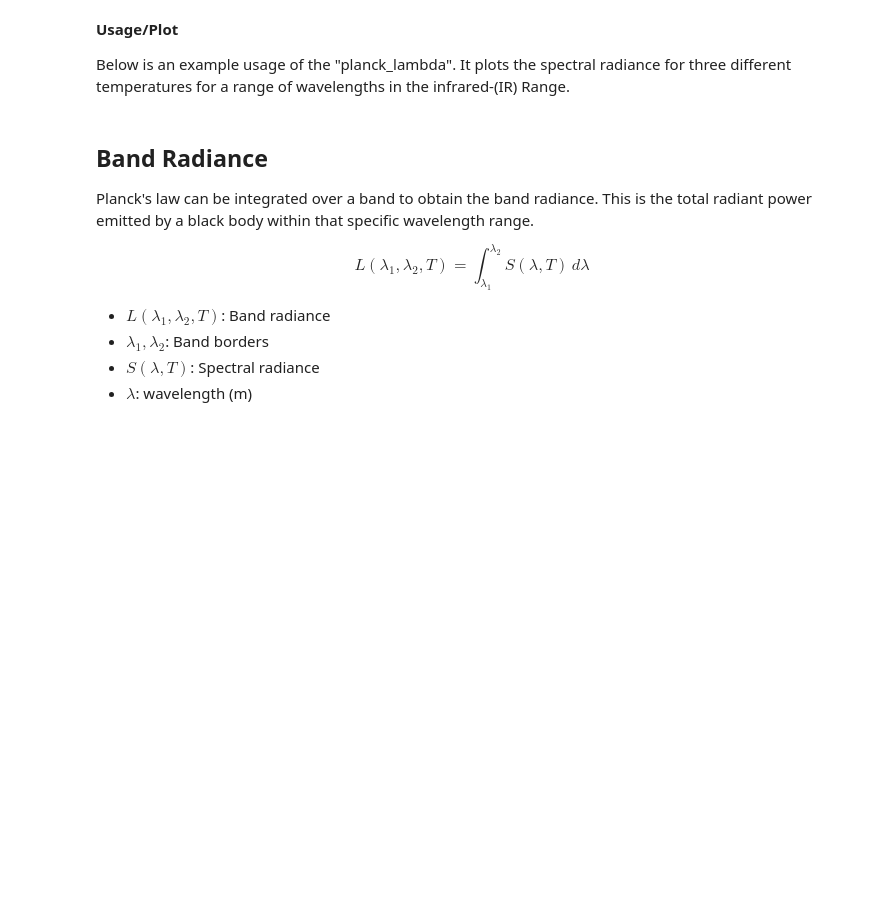
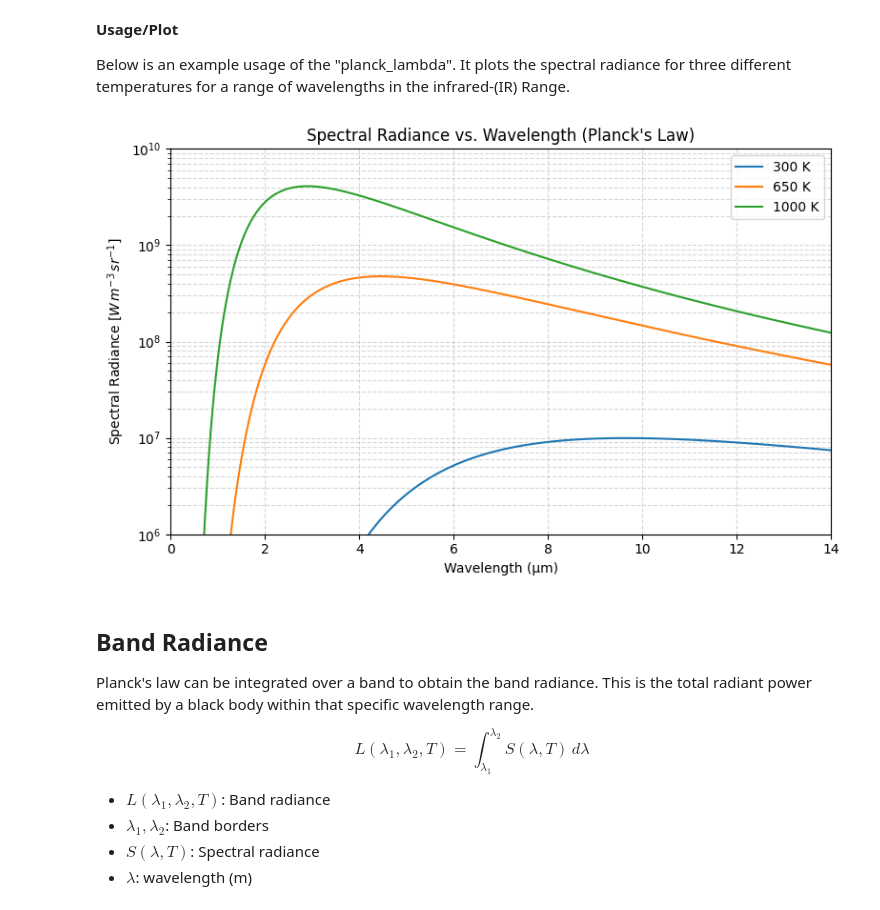
Before and after one commit to Azmi0205/Studienarbeit, a Jupyter notebook: PythonSimulation.ipynb, the cells around one changed output. Saved outputs shown, nothing was run; the diff lists cells and outputs as text; code cells hidden in the pictures; blank space fills up the shorter version.

```diff
--- a/PythonSimulation.ipynb
+++ b/PythonSimulation.ipynb
@@ -22,36 +22,41 @@ def planck_lambda(lmbd, T):
     Planck's law: spectral radiance per wavelength [W / (m^3 sr)]
     lmbd: wavelength in m
     T: temperature in K
+
+    Uses np.expm1 for better numerical stability without clipping.
     """
-    return (2 * h * c**2 / lmbd**5) * 1.0 / (np.exp((h * c) / (lmbd * k * T)) - 1)
+    x = (h * c) / (lmbd * k * T)
+    return (2 * h * c**2 / lmbd**5) / np.expm1(x)
 # %% [markdown]
 **Usage/Plot**
 
 Below is an example usage of the "planck_lambda". It plots the spectral radiance for three different temperatures for a range of wavelengths in the infrared-(IR) Range.
 # %%
-# Wavelengths from 0.01 to 14 micrometers, avoid zero to prevent division by zero, in meters
-wavelength_um = np.linspace(0.01, 14, 1000)
+# Wavelengths from 0.1 to 14 micrometers, avoid zero to prevent division by zero, in meters
+wavelength_um = np.linspace(0.1, 14, 1000)
 wavelength_m = wavelength_um * 1e-6
 
 temperatures = [300, 650, 1000]
 labels = ["300 K", "650 K", "1000 K"]
 
 plt.figure(figsize=(8, 5))
 for T, label in zip(temperatures, labels):
     radiance = planck_lambda(wavelength_m, T)
     plt.plot(wavelength_um, radiance, label=label)
 
 plt.xlabel("Wavelength (μm)")
 plt.ylabel(r"Spectral Radiance $[W\,m^{-3}\,sr^{-1}]$")
 plt.title("Spectral Radiance vs. Wavelength (Planck's Law)")
 plt.yscale('log')
 plt.ylim(1e6, 1e10)
 plt.legend()
 plt.xlim(0, 14)
 plt.grid(True, which='both', linestyle='--', alpha=0.5)
 plt.tight_layout()
 plt.show()
 plt.show()
+# %% [output]
+[figure, added]
 # %% [markdown]
 ## Band Radiance
 Planck's law can be integrated over a band to obtain the band radiance. This is the total radiant power emitted by a black body within that specific wavelength range.
```
Also changed, not shown: parts of 8 cells of this notebook.
